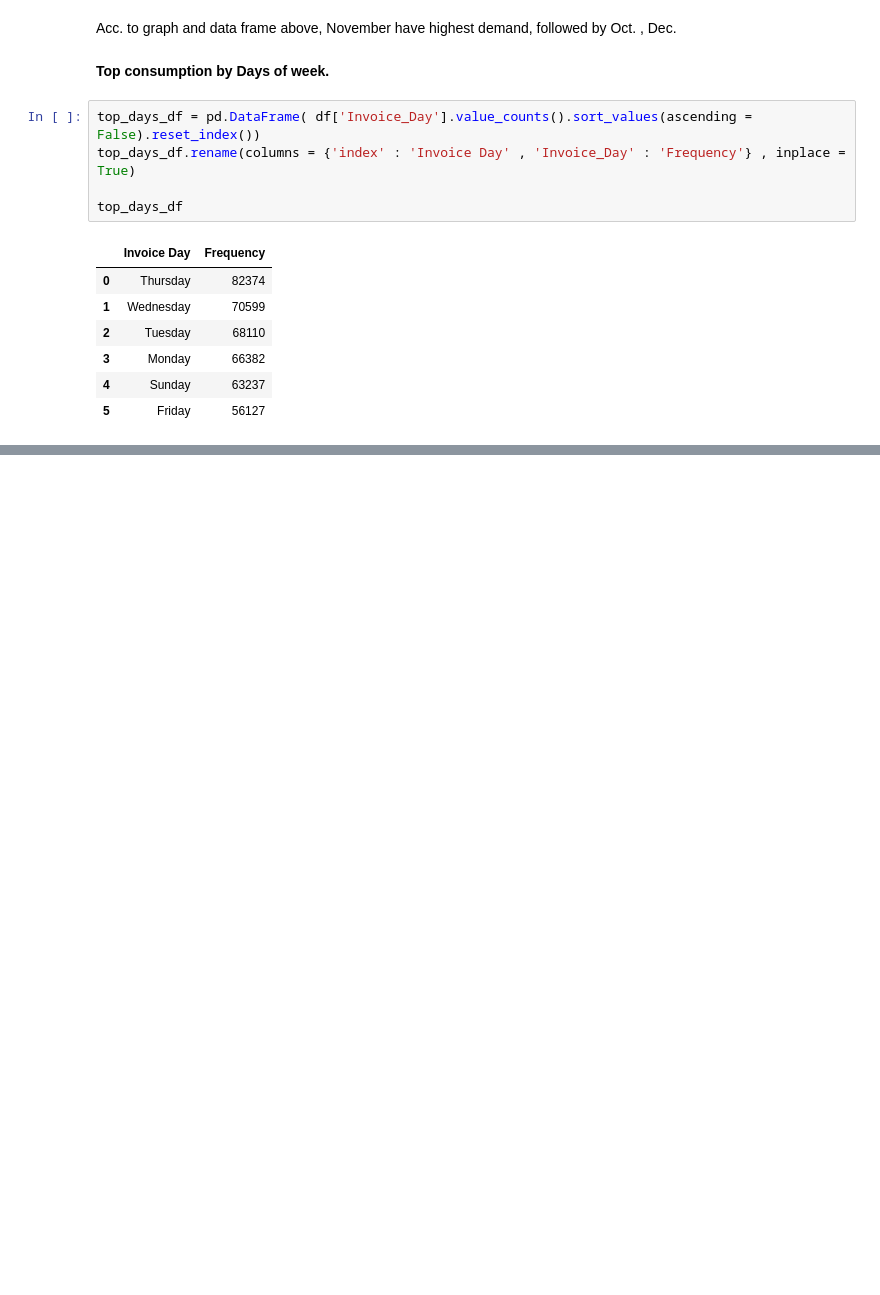
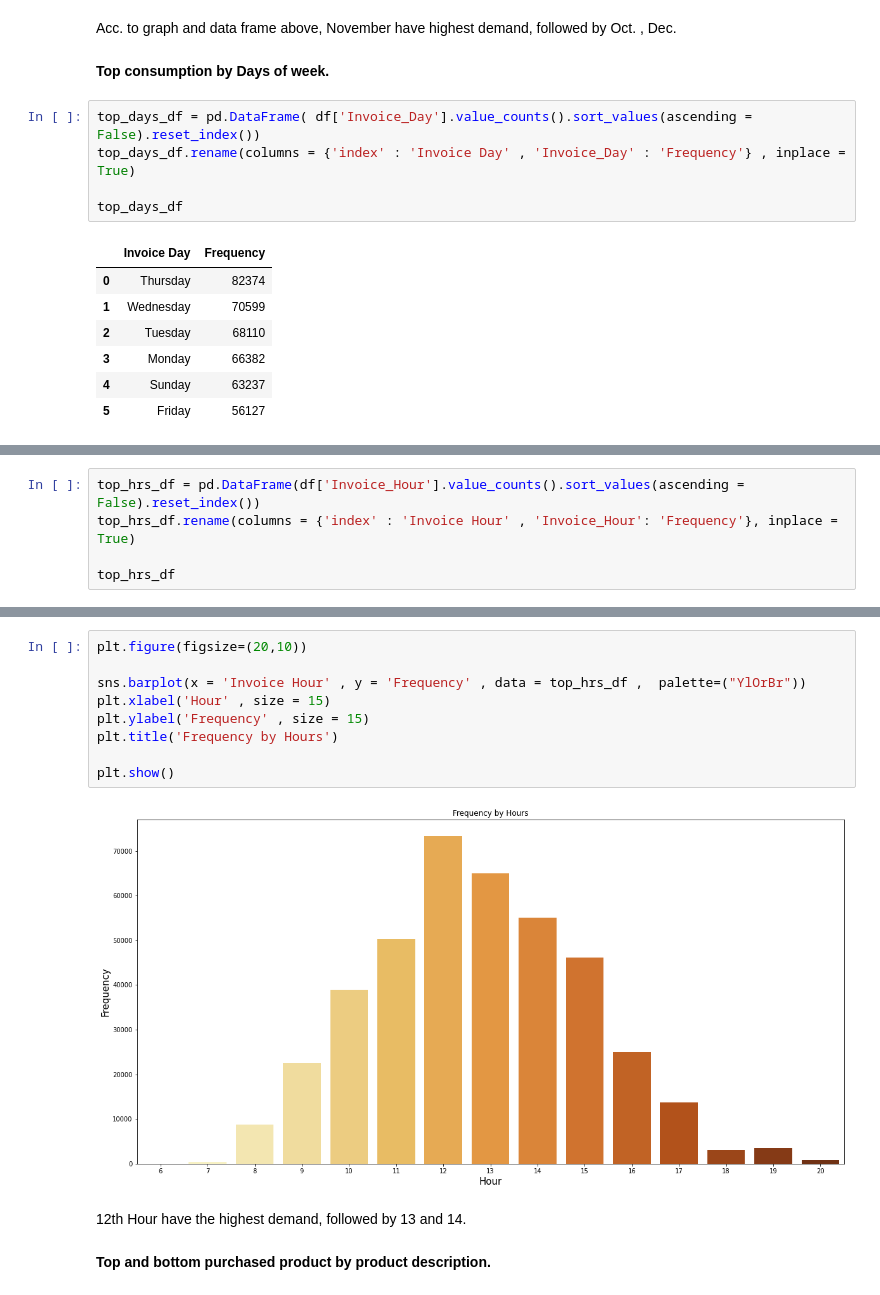
Before and after one commit to akashkivani/almabetter-Online-Retail-Customer-Segmentation-Project, a Jupyter notebook: Online_Retail_Customer_Segmentation_Capstone_Project_4.ipynb, the cells around one changed output, grey strips where cells are left out. Drawn from its saved outputs; the diff is of its cells as text; blank space fills up the shorter version.

```diff
--- a/Online_Retail_Customer_Segmentation_Capstone_Project_4.ipynb
+++ b/Online_Retail_Customer_Segmentation_Capstone_Project_4.ipynb
@@ -349,0 +354,5 @@ plt.show()
+# %%
+top_hrs_df = pd.DataFrame(df['Invoice_Hour'].value_counts().sort_values(ascending = False).reset_index())
+top_hrs_df.rename(columns = {'index' : 'Invoice Hour' , 'Invoice_Hour': 'Frequency'}, inplace = True)
+
+top_hrs_df
@@ -349,0 +376,15 @@ plt.show()
+# %%
+plt.figure(figsize=(20,10))
+
+sns.barplot(x = 'Invoice Hour' , y = 'Frequency' , data = top_hrs_df ,  palette=("YlOrBr"))
+plt.xlabel('Hour' , size = 15)
+plt.ylabel('Frequency' , size = 15)
+plt.title('Frequency by Hours')
+
+plt.show()
+# %% [output]
+[figure, added]
+# %% [markdown]
+12th Hour have the highest demand, followed by 13 and 14.
+# %% [markdown]
+**Top and bottom purchased product by product description.**
```
Also changed, not shown: parts of 24 cells of this notebook.
